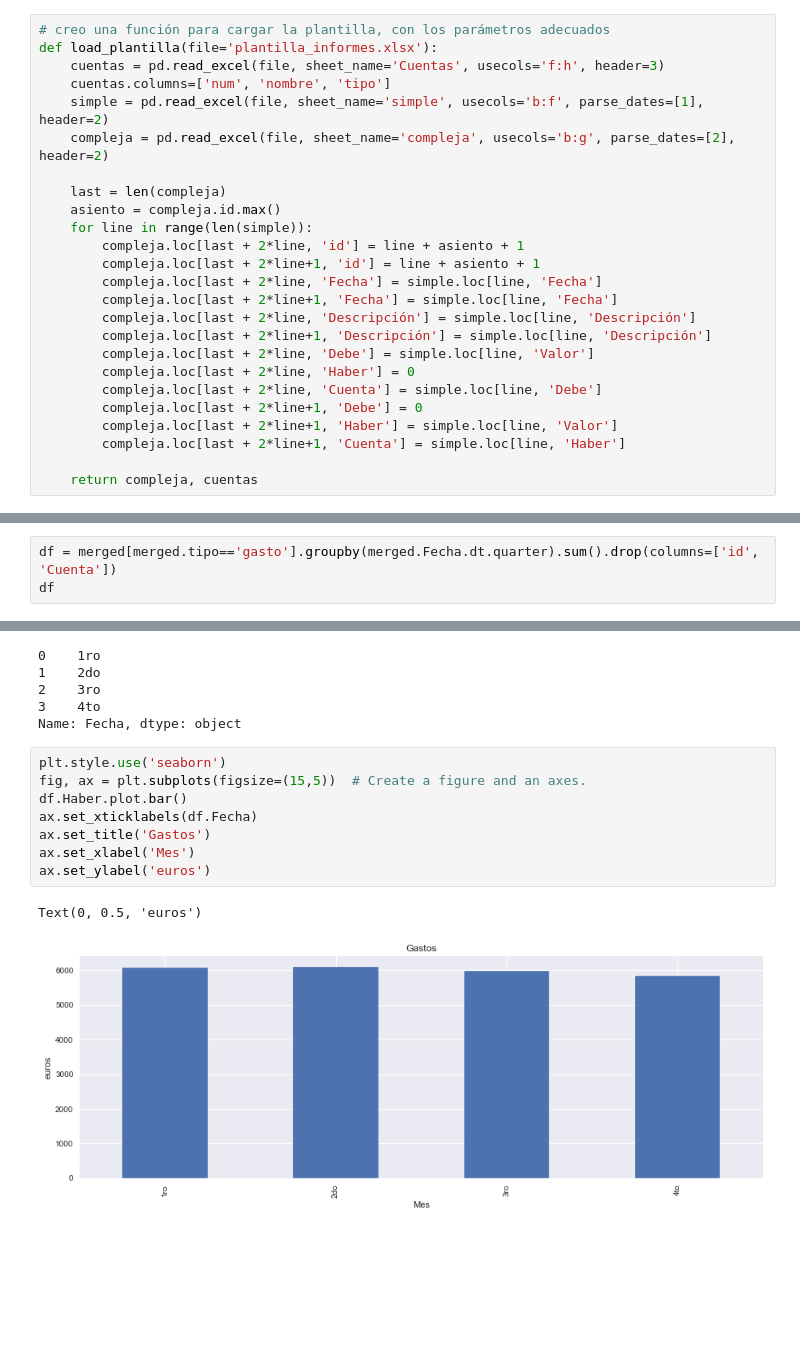
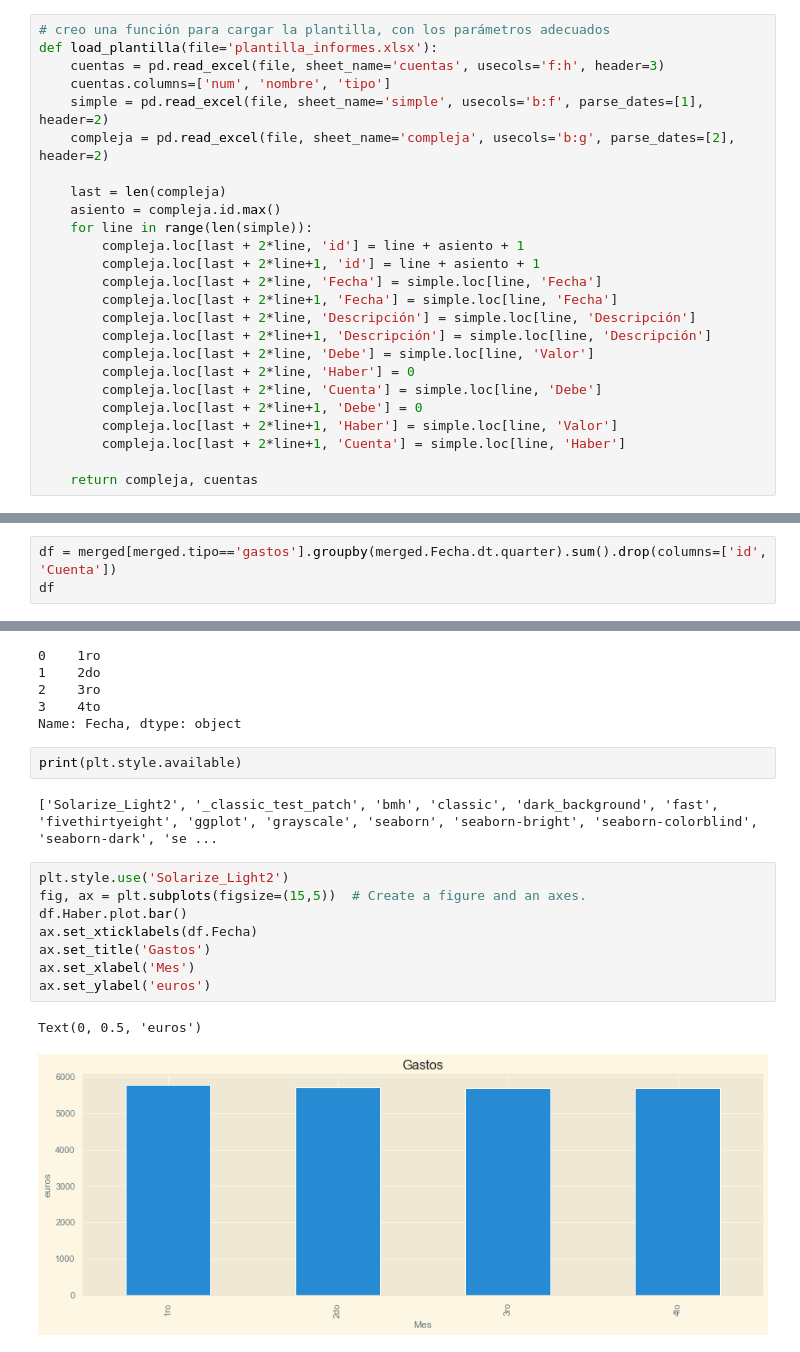
Before and after one commit to osso73/contabilidad, a Jupyter notebook: analysis/informes.ipynb, the cells around one changed output, grey strips where cells are left out. Saved outputs shown, nothing was run; the diff lists cells and outputs as text; blank space fills up the shorter version.

```diff
--- a/analysis/informes.ipynb
+++ b/analysis/informes.ipynb
@@ -12,7 +12,7 @@ import matplotlib.pyplot as plt
 # %%
 # creo una función para cargar la plantilla, con los parámetros adecuados
 def load_plantilla(file='plantilla_informes.xlsx'):
-    cuentas = pd.read_excel(file, sheet_name='Cuentas', usecols='f:h', header=3)
+    cuentas = pd.read_excel(file, sheet_name='cuentas', usecols='f:h', header=3)
     cuentas.columns=['num', 'nombre', 'tipo']
     simple = pd.read_excel(file, sheet_name='simple', usecols='b:f', parse_dates=[1], header=2)
     compleja = pd.read_excel(file, sheet_name='compleja', usecols='b:g', parse_dates=[2], header=2)
@@ -282,7 +282,7 @@ ingresos
 | 3ro | 7514.01 | 0.0 |
 | 4to | 7513.14 | 0.0 |
 # %%
-df = merged[merged.tipo=='gasto'].groupby(merged.Fecha.dt.quarter).sum().drop(columns=['id', 'Cuenta'])
+df = merged[merged.tipo=='gastos'].groupby(merged.Fecha.dt.quarter).sum().drop(columns=['id', 'Cuenta'])
 df
 # %% [output]
 |  | Debe | Haber |
@@ -334,17 +334,21 @@ df[col]
 2    3ro
 3    4to
 Name: Fecha, dtype: object
+# %%
+print(plt.style.available)
+# %% [output]
+['Solarize_Light2', '_classic_test_patch', 'bmh', 'classic', 'dark_background', 'fast', 'fivethirtyeight', 'ggplot', 'grayscale', 'seaborn', 'seaborn-bright', 'seaborn-colorblind', 'seaborn-dark', 'se ...
 # %%
-plt.style.use('seaborn')
+plt.style.use('Solarize_Light2')
 fig, ax = plt.subplots(figsize=(15,5))  # Create a figure and an axes.
 df.Haber.plot.bar()
 ax.set_xticklabels(df.Fecha)
 ax.set_title('Gastos')
 ax.set_xlabel('Mes')
 ax.set_ylabel('euros')
 # %% [output]
 Text(0, 0.5, 'euros')
-[figure, old version]
+[figure, new version]
 # %%
 df
 # %% [output]
```
Also changed, not shown: parts of 21 cells of this notebook, 31 other files.
